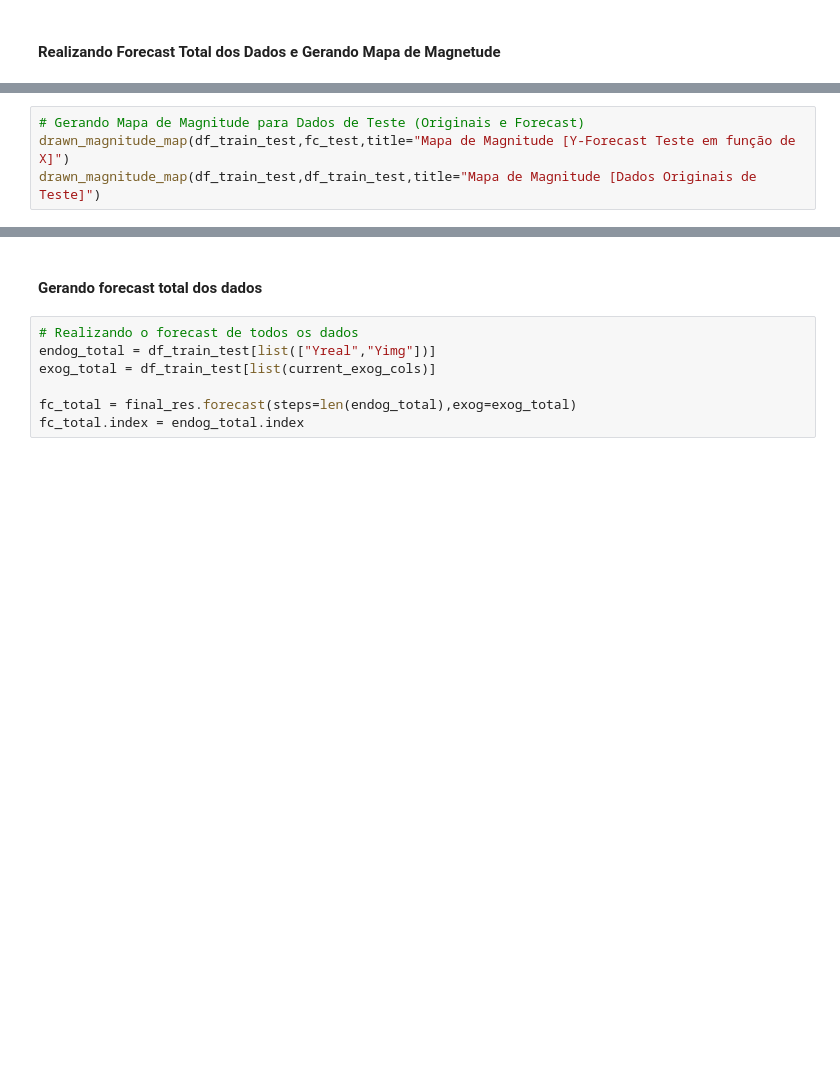
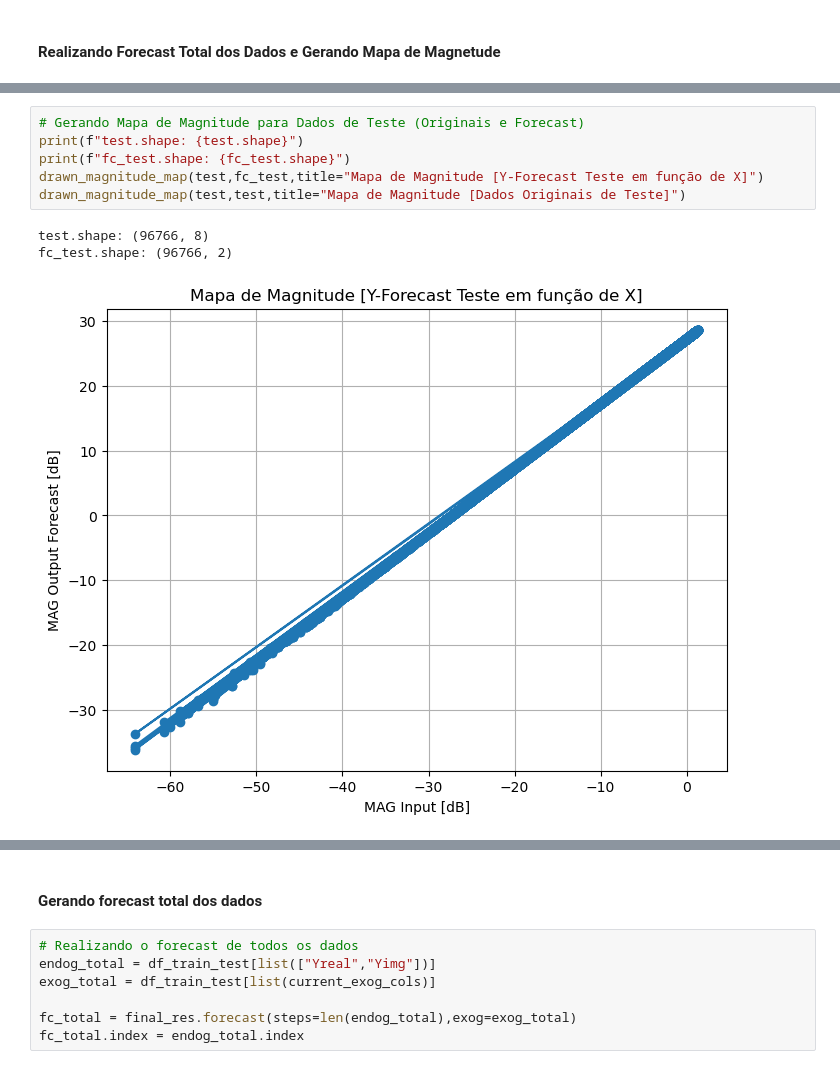
Before and after one commit to IsaacKosloski/masters-varmax, a Jupyter notebook: jupyter/graph-map-varmax-test.ipynb, the cells around one changed output, grey strips where cells are left out. Drawn from its saved outputs; the diff is of its cells as text; blank space fills up the shorter version.

```diff
--- a/jupyter/graph-map-varmax-test.ipynb
+++ b/jupyter/graph-map-varmax-test.ipynb
@@ -407,4 +493,10 @@ drawn_magnitude_map(df_train_test,df_train_test,title="Mapa de Magnitude [Dados
 # %%
 # Gerando Mapa de Magnitude para Dados de Teste (Originais e Forecast)
-drawn_magnitude_map(df_train_test,fc_test,title="Mapa de Magnitude [Y-Forecast Teste em função de X]")
-drawn_magnitude_map(df_train_test,df_train_test,title="Mapa de Magnitude [Dados Originais de Teste]")
+print(f"test.shape: {test.shape}")
+print(f"fc_test.shape: {fc_test.shape}")
+drawn_magnitude_map(test,fc_test,title="Mapa de Magnitude [Y-Forecast Teste em função de X]")
+drawn_magnitude_map(test,test,title="Mapa de Magnitude [Dados Originais de Teste]")
+# %% [output]
+test.shape: (96766, 8)
+fc_test.shape: (96766, 2)
+[figure, added]
```
Also changed, not shown: parts of 23 cells of this notebook, 1 other file.
